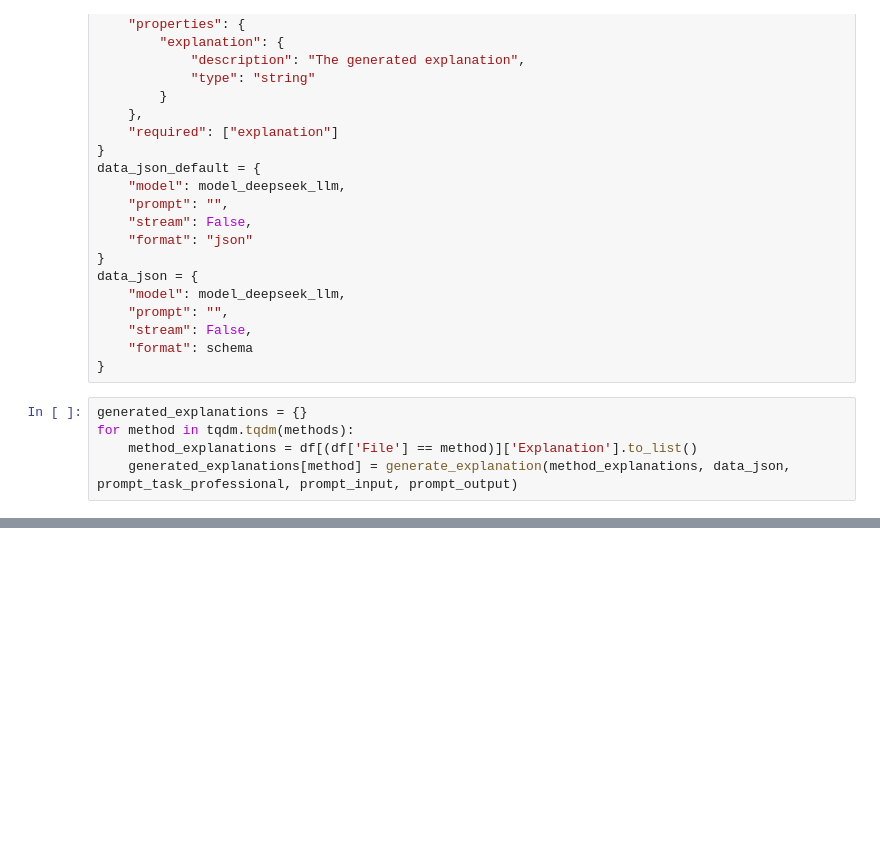
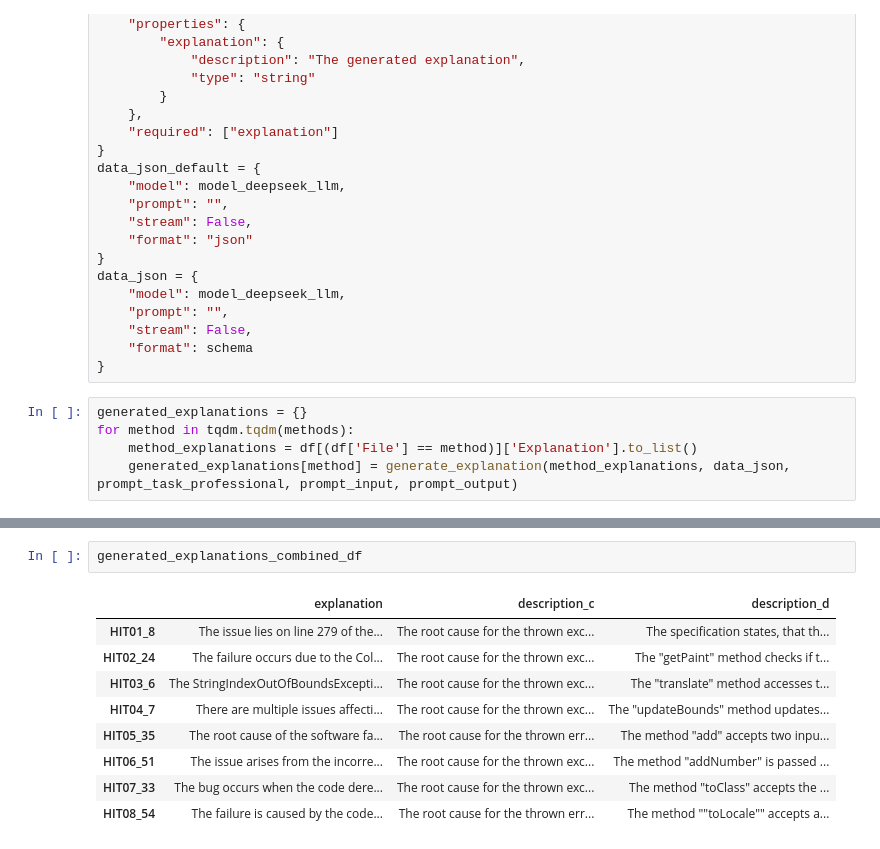
Before and after one commit to hpi-sam/SEwithML, a Jupyter notebook: David-Christian/explanation_generation.ipynb, the cells around one changed output, grey strips where cells are left out. Saved outputs shown, nothing was run; the diff lists cells and outputs as text; blank space fills up the shorter version.

```diff
--- a/David-Christian/explanation_generation.ipynb
+++ b/David-Christian/explanation_generation.ipynb
@@ -90,0 +130,12 @@ def calculate_metrics(explanations):
+# %%
+generated_explanations_combined_df
+# %% [output]
+|  | explanation | description_c | description_d |
+| HIT01_8 | The issue lies on line 279 of the... | The root cause for the thrown exc... | The specification states, that th... |
+| HIT02_24 | The failure occurs due to the Col... | The root cause for the thrown exc... | The "getPaint" method checks if t... |
+| HIT03_6 | The StringIndexOutOfBoundsExcepti... | The root cause for the thrown exc... | The "translate" method accesses t... |
+| HIT04_7 | There are multiple issues affecti... | The root cause for the thrown exc... | The "updateBounds" method updates... |
+| HIT05_35 | The root cause of the software fa... | The root cause for the thrown err... | The method "add" accepts two inpu... |
+| HIT06_51 | The issue arises from the incorre... | The root cause for the thrown exc... | The method "addNumber" is passed ... |
+| HIT07_33 | The bug occurs when the code dere... | The root cause for the thrown exc... | The method "toClass" accepts the ... |
+| HIT08_54 | The failure is caused by the code... | The root cause for the thrown err... | The method ""toLocale"" accepts a... |
```
Also changed, not shown: parts of 15 cells of this notebook, 2 other files.
